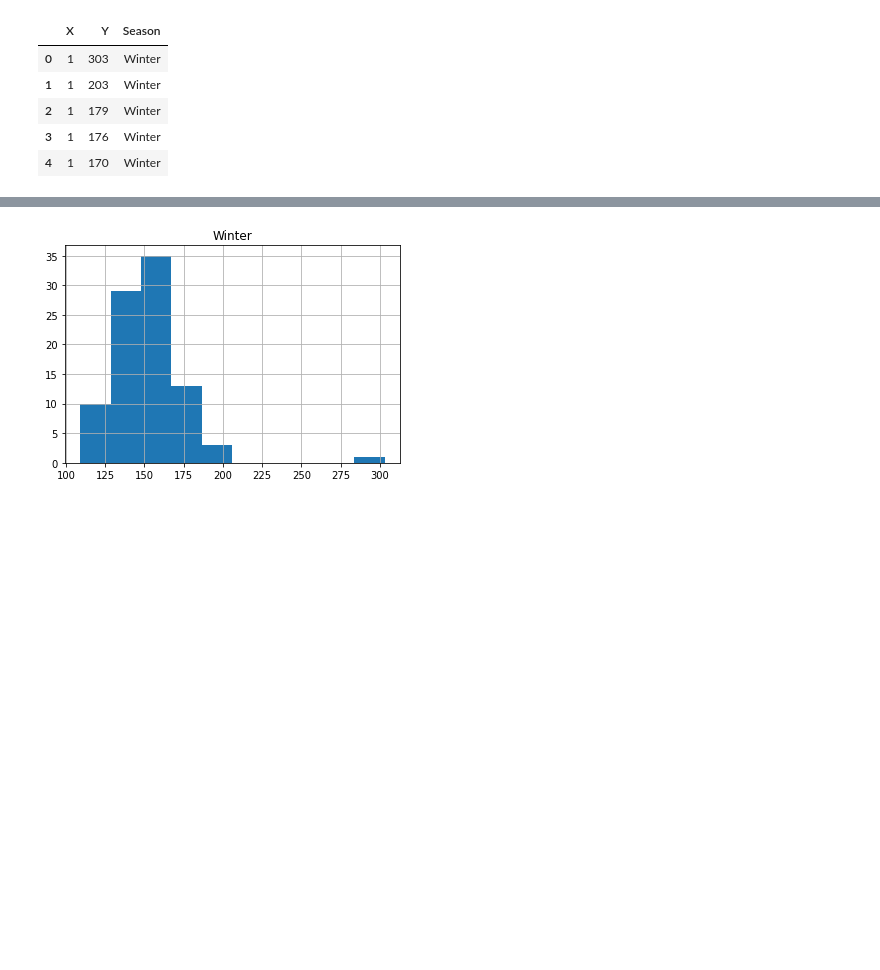
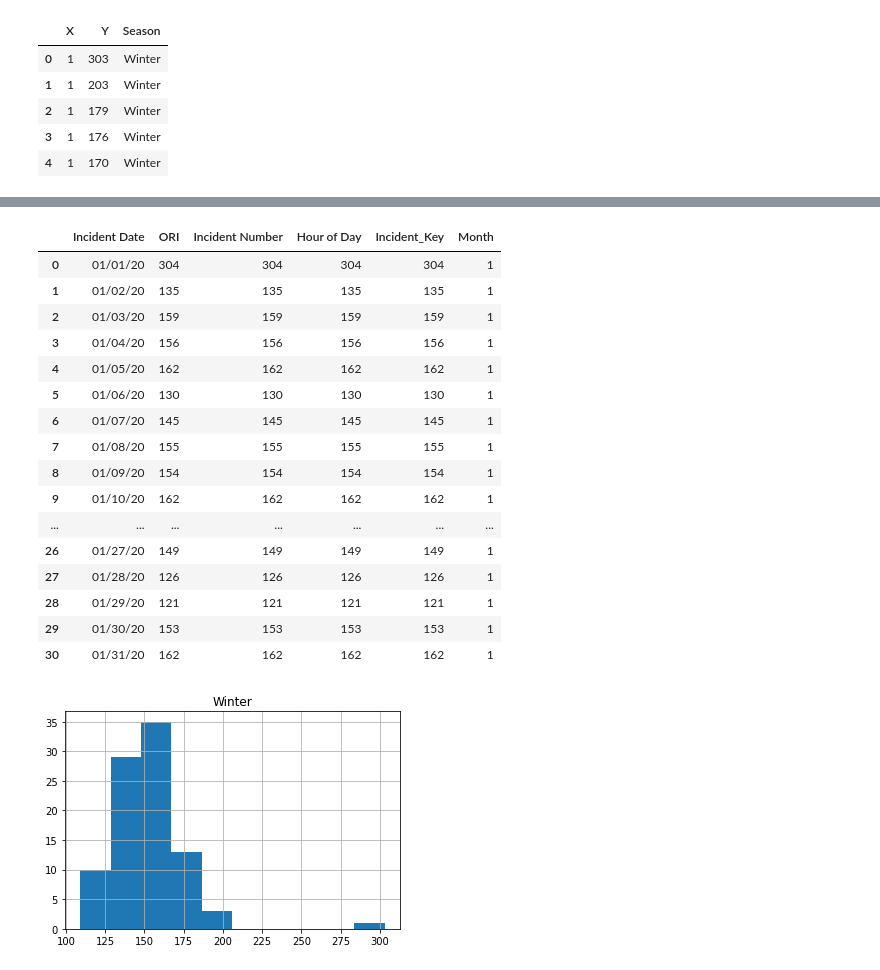
Before and after one commit to AlexMurphy-MTSU/Bureau_Analysis, a Jupyter notebook: Workspace/mart1_tests.ipynb, the cells around one changed output, grey strips where cells are left out. Saved outputs shown, nothing was run; the diff lists cells and outputs as text; code cells hidden in the pictures; blank space fills up the shorter version.

```diff
--- a/Workspace/mart1_tests.ipynb
+++ b/Workspace/mart1_tests.ipynb
@@ -19,0 +129,7 @@ table2_df.head()
+# %%
+admin_df.drop(['Report Date Indicator','Incident Clearance','Exceptional Clearance Date','Address','Cargo Theft'], axis=1,inplace=True)
+by_day_df = admin_df.groupby(['Incident Date']).count()
+by_day_df.reset_index(drop=False, inplace=True)
+by_day_df['Month'] = by_day_df['Incident Date'].str.split('/', expand=True)[0]
+by_day_df.Month = by_day_df.Month.astype(int)
+by_day_df.head()
@@ -20,3 +143,23 @@ table2_df.head()
+# %%
+by_day_df.loc[by_day_df.Month == 1]
+# %% [output]
+|  | Incident Date | ORI | Incident Number | Hour of Day | Incident_Key | Month |
+| 0 | 01/01/20 | 304 | 304 | 304 | 304 | 1 |
+| 1 | 01/02/20 | 135 | 135 | 135 | 135 | 1 |
+| 2 | 01/03/20 | 159 | 159 | 159 | 159 | 1 |
+| 3 | 01/04/20 | 156 | 156 | 156 | 156 | 1 |
+| 4 | 01/05/20 | 162 | 162 | 162 | 162 | 1 |
+| 5 | 01/06/20 | 130 | 130 | 130 | 130 | 1 |
+| 6 | 01/07/20 | 145 | 145 | 145 | 145 | 1 |
+| 7 | 01/08/20 | 155 | 155 | 155 | 155 | 1 |
+| 8 | 01/09/20 | 154 | 154 | 154 | 154 | 1 |
+| 9 | 01/10/20 | 162 | 162 | 162 | 162 | 1 |
+| ... | ... | ... | ... | ... | ... | ... |
+| 26 | 01/27/20 | 149 | 149 | 149 | 149 | 1 |
+| 27 | 01/28/20 | 126 | 126 | 126 | 126 | 1 |
+| 28 | 01/29/20 | 121 | 121 | 121 | 121 | 1 |
+| 29 | 01/30/20 | 153 | 153 | 153 | 153 | 1 |
+| 30 | 01/31/20 | 162 | 162 | 162 | 162 | 1 |
 # %%
 for season in table2_df.Season.unique():
     table2_df.loc[table2_df.Season == season].hist('Y')
```
Also changed, not shown: parts of 8 cells of this notebook, 2 other files.
